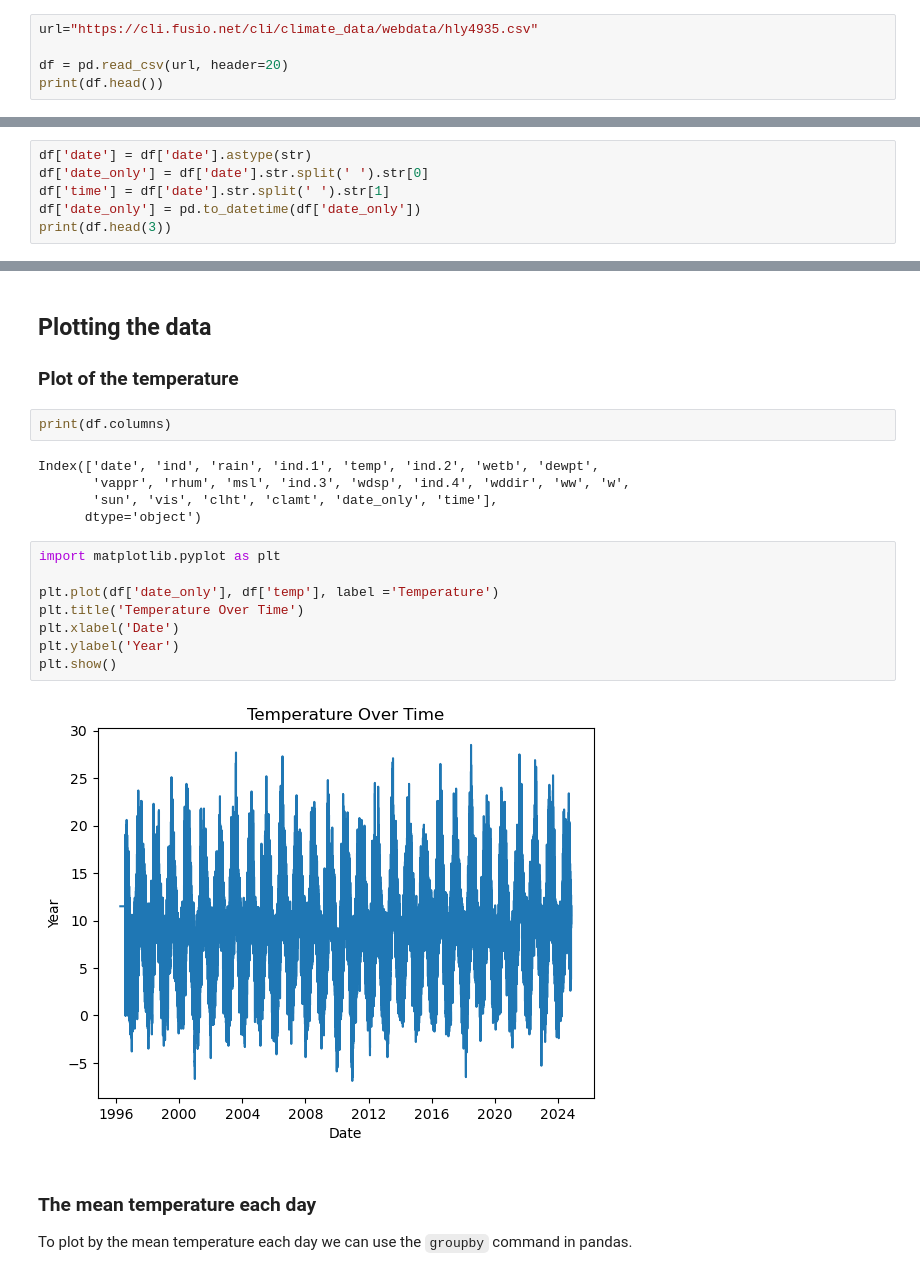
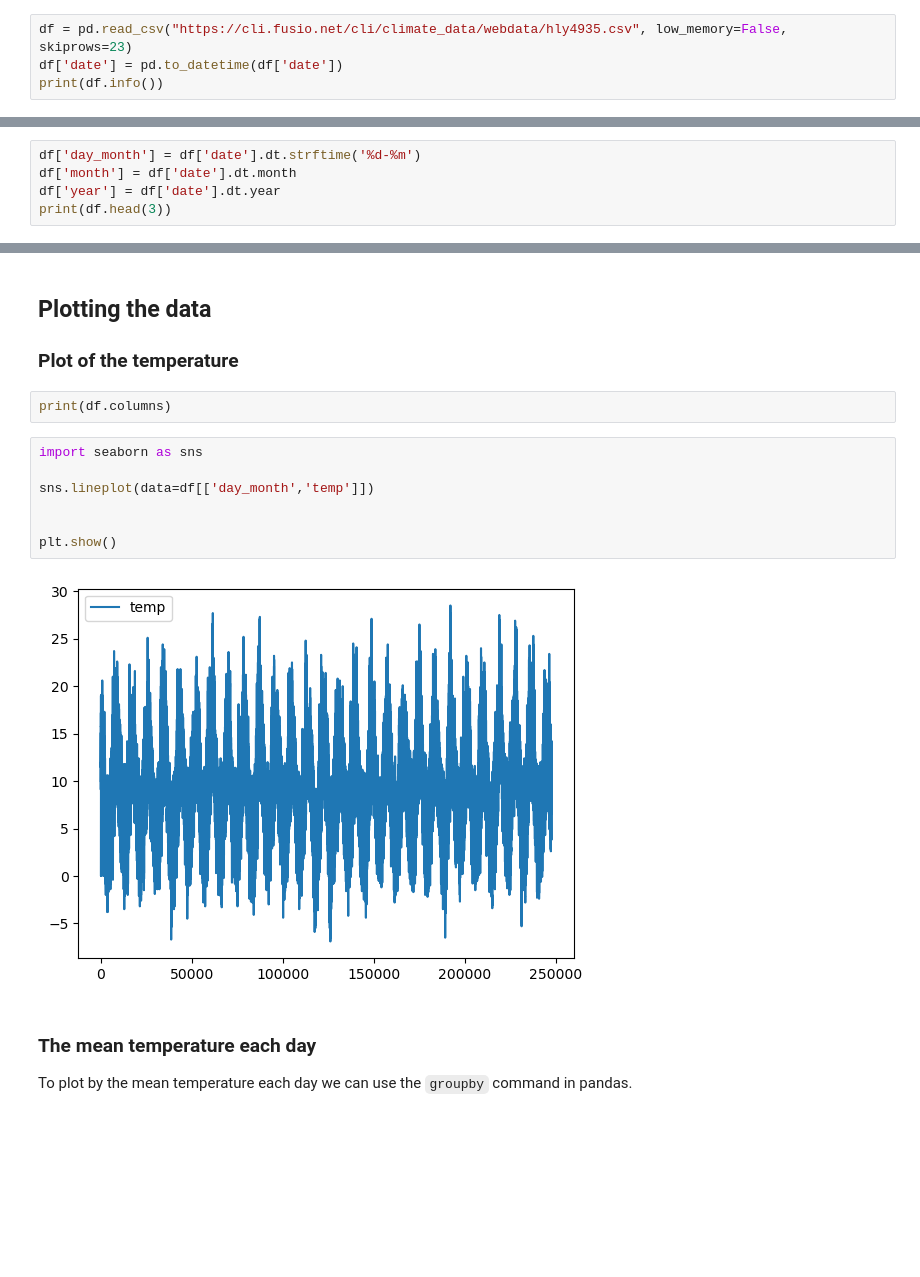
Before and after one commit to kknb1982/pfda, a Jupyter notebook: assignments/assignment_6_Weather.ipynb, the cells around one changed output, grey strips where cells are left out. Drawn from its saved outputs; the diff is of its cells as text; blank space fills up the shorter version.

```diff
--- a/assignments/assignment_6_Weather.ipynb
+++ b/assignments/assignment_6_Weather.ipynb
@@ -25,6 +26,5 @@ Use `read.csv` to import the data. Checking the data on this link shows the actu
 # %%
-url="https://cli.fusio.net/cli/climate_data/webdata/hly4935.csv"
-
-df = pd.read_csv(url, header=20)
-print(df.head())
+df = pd.read_csv("https://cli.fusio.net/cli/climate_data/webdata/hly4935.csv", low_memory=False, skiprows=23)
+df['date'] = pd.to_datetime(df['date'])
+print(df.info())
 # %% [output]
@@ -46,7 +48,6 @@ print(df.head())
 # %%
-df['date'] = df['date'].astype(str)
-df['date_only'] = df['date'].str.split(' ').str[0]
-df['time'] = df['date'].str.split(' ').str[1]
-df['date_only'] = pd.to_datetime(df['date_only'])
+df['day_month'] = df['date'].dt.strftime('%d-%m')
+df['month'] = df['date'].dt.month
+df['year'] = df['date'].dt.year
 print(df.head(3))
 # %% [output]
@@ -66,21 +67,15 @@ print(df.head(3))
 ### Plot of the temperature
 # %%
 print(df.columns)
-# %% [output]
-Index(['date', 'ind', 'rain', 'ind.1', 'temp', 'ind.2', 'wetb', 'dewpt',
-       'vappr', 'rhum', 'msl', 'ind.3', 'wdsp', 'ind.4', 'wddir', 'ww', 'w',
-       'sun', 'vis', 'clht', 'clamt', 'date_only', 'time'],
-      dtype='object')
 # %%
-import matplotlib.pyplot as plt
+import seaborn as sns
 
-plt.plot(df['date_only'], df['temp'], label ='Temperature')
-plt.title('Temperature Over Time')
-plt.xlabel('Date')
-plt.ylabel('Year')
+sns.lineplot(data=df[['day_month','temp']])
+
+
 plt.show()
 # %% [output]
-[figure, old version]
+[figure, new version]
 # %% [markdown]
 ### The mean temperature each day
 To plot by the mean temperature each day we can use the `groupby` command in pandas.
```
Also changed, not shown: parts of 9 cells of this notebook.
